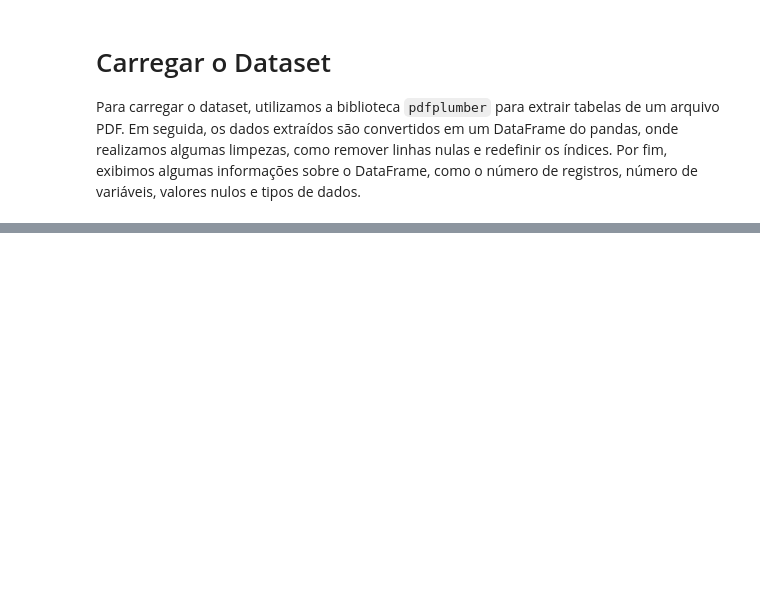
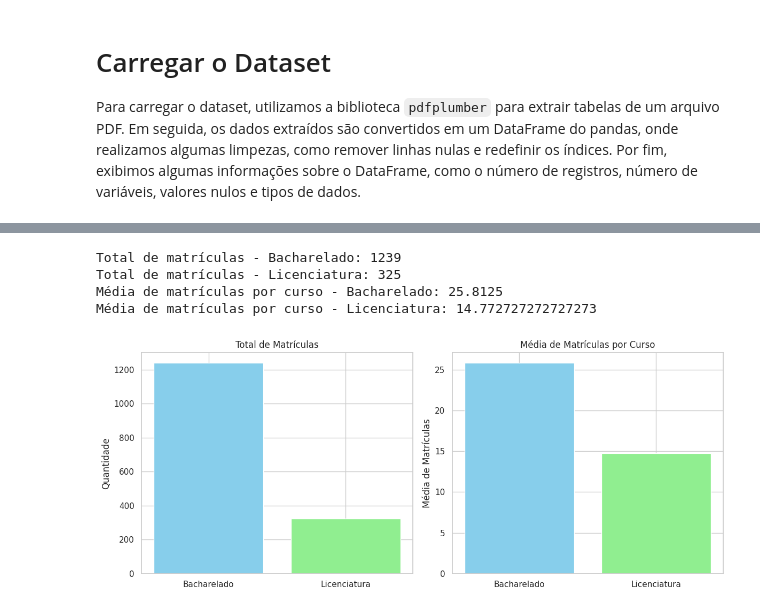
Before and after one commit to WesleyDev184/UFMT, a Jupyter notebook: Dados/Lista5/main.ipynb, the cells around one changed output, grey strips where cells are left out. Saved outputs shown, nothing was run; the diff lists cells and outputs as text; code cells hidden in the pictures; blank space fills up the shorter version.

```diff
--- a/Dados/Lista5/main.ipynb
+++ b/Dados/Lista5/main.ipynb
@@ -43,0 +181,36 @@ df.head()
+# %%
+df_bach = df[df['Curso'].str.contains("BACHARELADO", case=False)]
+df_lic = df[df['Curso'].str.contains("LICENCIATURA", case=False)]
+
+matriculados_bach = df_bach.groupby("Curso").size()
+matriculados_lic = df_lic.groupby("Curso").size()
+
+total_bach = matriculados_bach.sum()
+total_lic = matriculados_lic.sum()
+
+mean_bach = matriculados_bach.mean()
+mean_lic = matriculados_lic.mean()
+
+print("Total de matrículas - Bacharelado:", total_bach)
+print("Total de matrículas - Licenciatura:", total_lic)
+print("Média de matrículas por curso - Bacharelado:", mean_bach)
+print("Média de matrículas por curso - Licenciatura:", mean_lic)
+
+fig, ax = plt.subplots(1, 2, figsize=(12, 5))
+
+ax[0].bar(["Bacharelado", "Licenciatura"], [total_bach, total_lic], color=["skyblue", "lightgreen"])
+ax[0].set_title("Total de Matrículas")
+ax[0].set_ylabel("Quantidade")
+
+ax[1].bar(["Bacharelado", "Licenciatura"], [mean_bach, mean_lic], color=["skyblue", "lightgreen"])
+ax[1].set_title("Média de Matrículas por Curso")
+ax[1].set_ylabel("Média de Matrículas")
+
+plt.tight_layout()
+plt.show()
+# %% [output]
+Total de matrículas - Bacharelado: 1239
+Total de matrículas - Licenciatura: 325
+Média de matrículas por curso - Bacharelado: 25.8125
+Média de matrículas por curso - Licenciatura: 14.772727272727273
+[figure, added]
```
Also changed, not shown: parts of 10 cells of this notebook.
